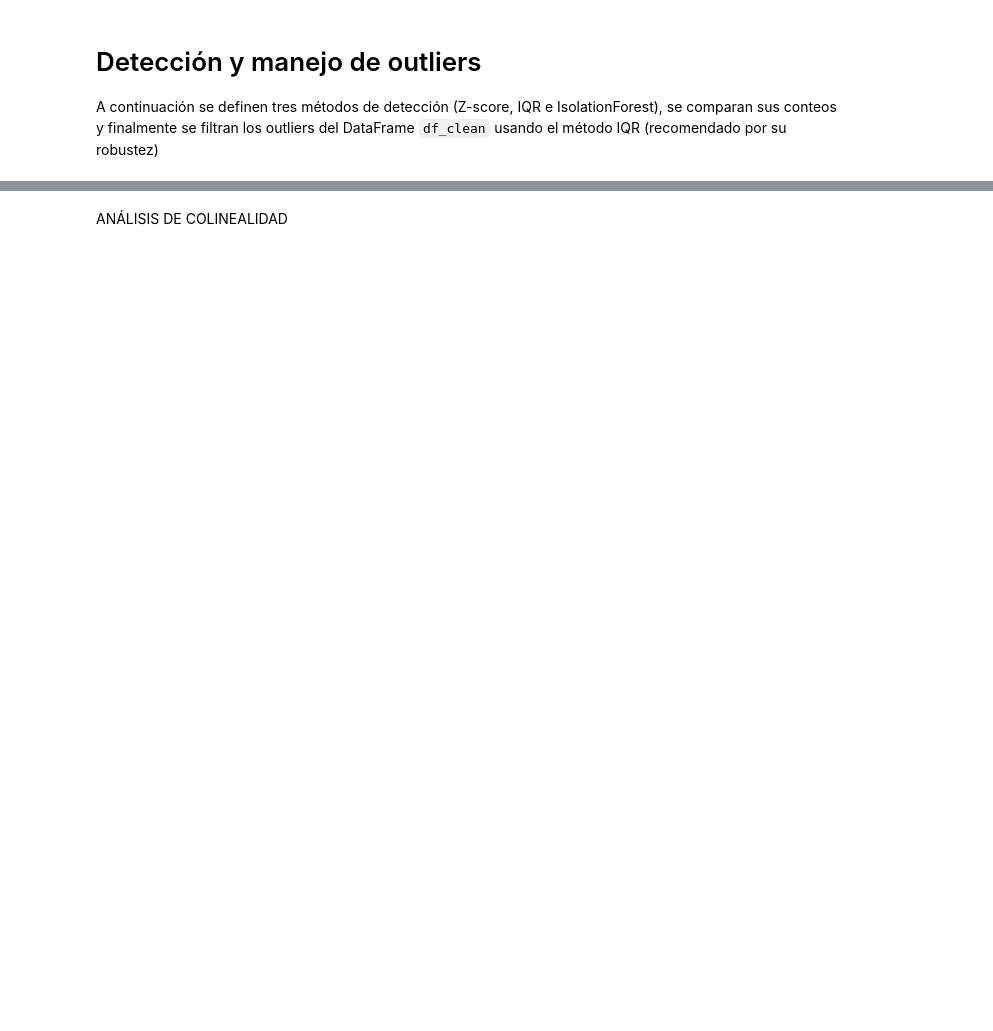
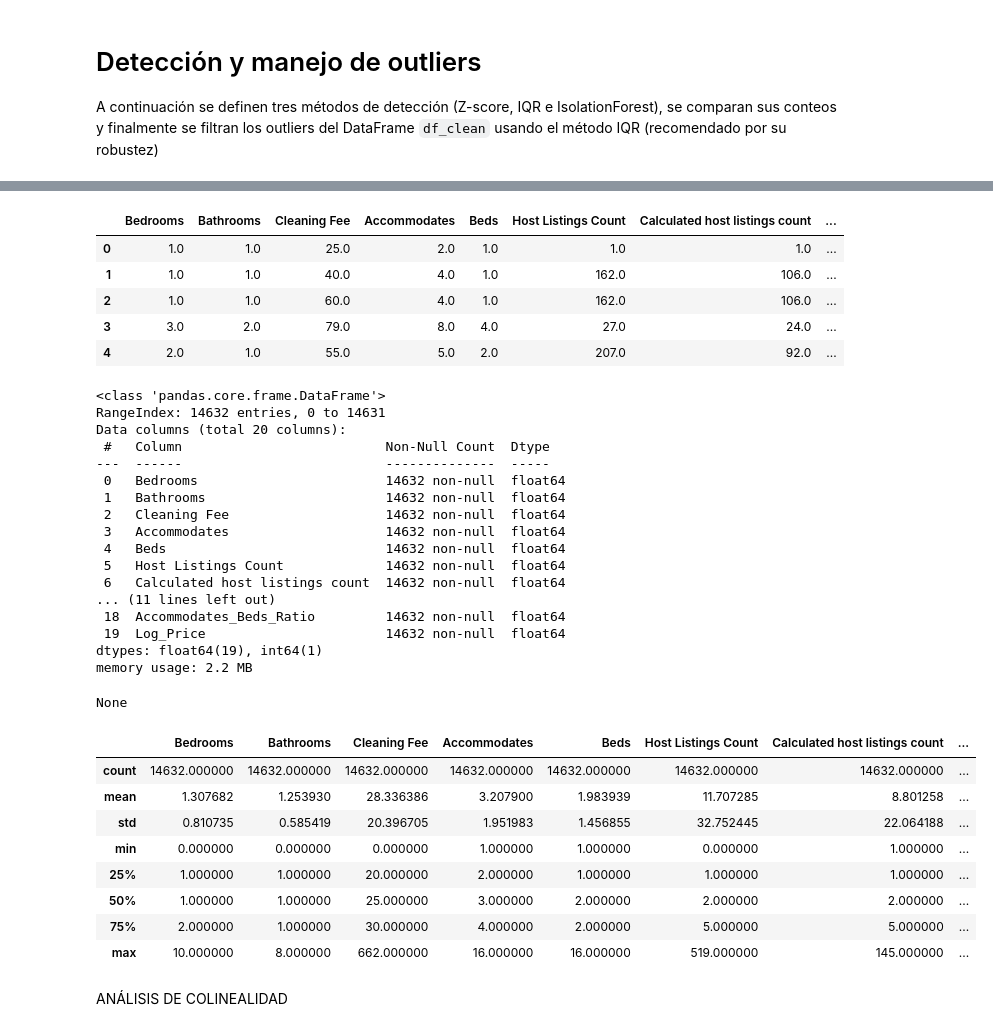
Before and after one commit to gonzalezulises/airbnb-pricing-ml, a Jupyter notebook: notebooks/01. Exploracion de datos y preparacion.ipynb, the cells around one changed output, grey strips where cells are left out. Saved outputs shown, nothing was run; the diff lists cells and outputs as text; code cells hidden in the pictures; blank space fills up the shorter version.

```diff
--- a/notebooks/01. Exploracion de datos y preparacion.ipynb
+++ b/notebooks/01. Exploracion de datos y preparacion.ipynb
@@ -266,3 +251,6 @@ plt.tight_layout()
 plt.show()
 # %% [output]
 [figure]
+# %%
+pd.set_option('display.max_rows', None)
+pd.DataFrame(df_raw.columns, columns=['Columnas'])
@@ -820,2 +1107,41 @@ None
+# %%
+# Inspección rápida
+display(df_filtered.head())        # Primeras 5 filas
+display(df_filtered.info())        # Estructura y tipos
+display(df_filtered.describe())    # Estadísticas resumen
+# %% [output]
+|  | Bedrooms | Bathrooms | Cleaning Fee | Accommodates | Beds | Host Listings Count | Calculated host listings count | ... |
+| 0 | 1.0 | 1.0 | 25.0 | 2.0 | 1.0 | 1.0 | 1.0 | ... |
+| 1 | 1.0 | 1.0 | 40.0 | 4.0 | 1.0 | 162.0 | 106.0 | ... |
+| 2 | 1.0 | 1.0 | 60.0 | 4.0 | 1.0 | 162.0 | 106.0 | ... |
+| 3 | 3.0 | 2.0 | 79.0 | 8.0 | 4.0 | 27.0 | 24.0 | ... |
+| 4 | 2.0 | 1.0 | 55.0 | 5.0 | 2.0 | 207.0 | 92.0 | ... |
+<class 'pandas.core.frame.DataFrame'>
+RangeIndex: 14632 entries, 0 to 14631
+Data columns (total 20 columns):
+ #   Column                          Non-Null Count  Dtype
+---  ------                          --------------  -----
+ 0   Bedrooms                        14632 non-null  float64
+ 1   Bathrooms                       14632 non-null  float64
+ 2   Cleaning Fee                    14632 non-null  float64
+ 3   Accommodates                    14632 non-null  float64
+ 4   Beds                            14632 non-null  float64
+ 5   Host Listings Count             14632 non-null  float64
+ 6   Calculated host listings count  14632 non-null  float64
+... (11 lines left out)
+ 18  Accommodates_Beds_Ratio         14632 non-null  float64
+ 19  Log_Price                       14632 non-null  float64
+dtypes: float64(19), int64(1)
+memory usage: 2.2 MB
+None
+|  | Bedrooms | Bathrooms | Cleaning Fee | Accommodates | Beds | Host Listings Count | Calculated host listings count | ... |
+| count | 14632.000000 | 14632.000000 | 14632.000000 | 14632.000000 | 14632.000000 | 14632.000000 | 14632.000000 | ... |
+| mean | 1.307682 | 1.253930 | 28.336386 | 3.207900 | 1.983939 | 11.707285 | 8.801258 | ... |
+| std | 0.810735 | 0.585419 | 20.396705 | 1.951983 | 1.456855 | 32.752445 | 22.064188 | ... |
+| min | 0.000000 | 0.000000 | 0.000000 | 1.000000 | 1.000000 | 0.000000 | 1.000000 | ... |
+| 25% | 1.000000 | 1.000000 | 20.000000 | 2.000000 | 1.000000 | 1.000000 | 1.000000 | ... |
+| 50% | 1.000000 | 1.000000 | 25.000000 | 3.000000 | 2.000000 | 2.000000 | 2.000000 | ... |
+| 75% | 2.000000 | 1.000000 | 30.000000 | 4.000000 | 2.000000 | 5.000000 | 5.000000 | ... |
+| max | 10.000000 | 8.000000 | 662.000000 | 16.000000 | 16.000000 | 519.000000 | 145.000000 | ... |
 # %% [markdown]
 ANÁLISIS DE COLINEALIDAD
```
Also changed, not shown: parts of 85 cells of this notebook, 3 other files.
